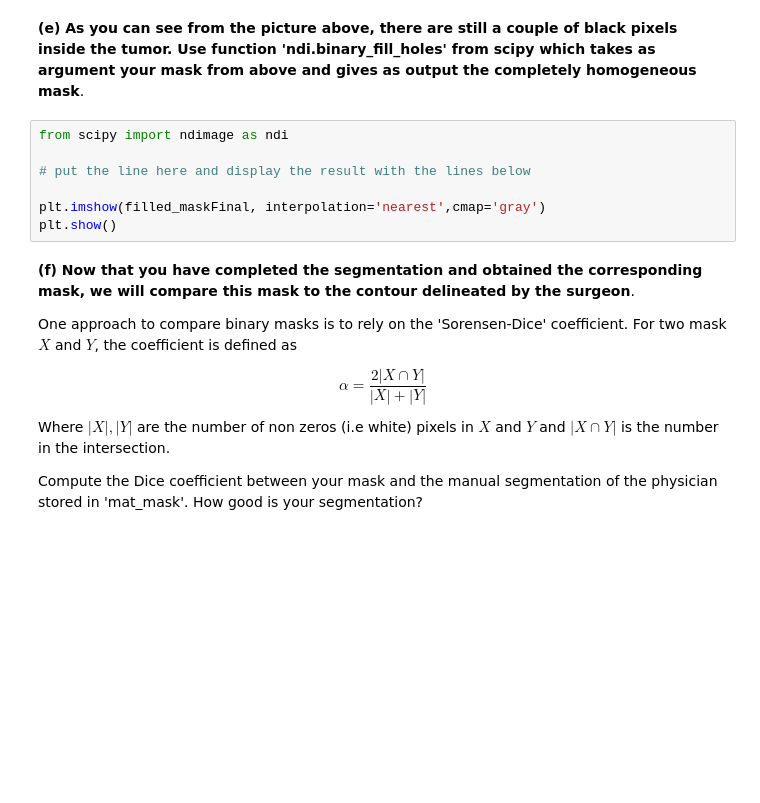
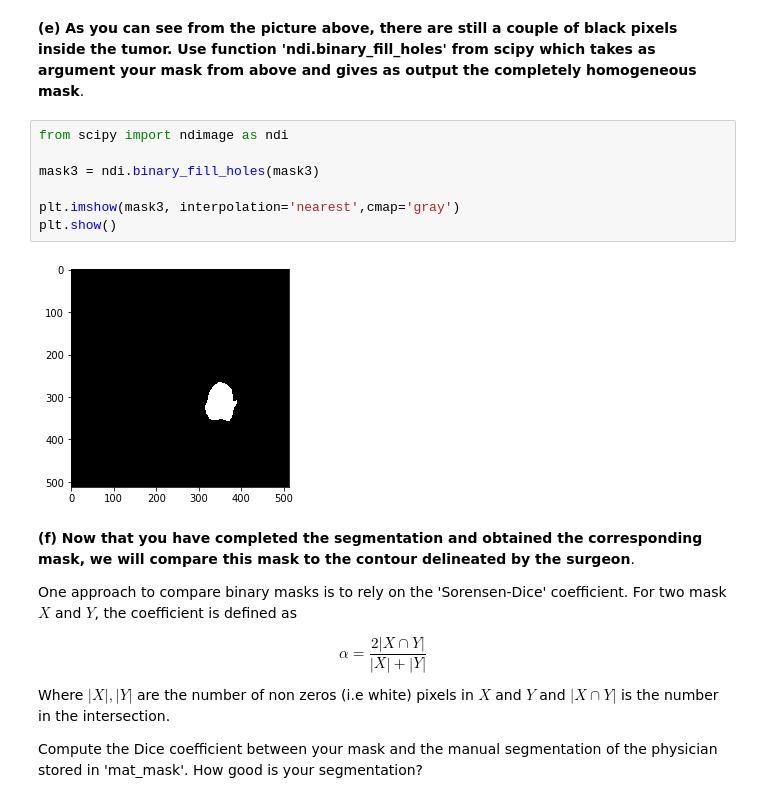
Before and after one commit to WaleedHashmi/Intro-to-Machine-Learning, a Jupyter notebook: Assignements/Assignment - 3/Assignment3 .ipynb, the cells around one changed output. Drawn from its saved outputs; the diff is of its cells as text; blank space fills up the shorter version.

```diff
--- a/Assignements/Assignment - 3/Assignment3 .ipynb
+++ b/Assignements/Assignment - 3/Assignment3 .ipynb
@@ -393,10 +410,12 @@ __(e) As you can see from the picture above, there are still a couple of black p
 # %%
 from scipy import ndimage as ndi
 
-# put the line here and display the result with the lines below
+mask3 = ndi.binary_fill_holes(mask3)
 
-plt.imshow(filled_maskFinal, interpolation='nearest',cmap='gray')
+plt.imshow(mask3, interpolation='nearest',cmap='gray')
 plt.show()
+# %% [output]
+[figure, added]
 # %% [markdown]
 __(f) Now that you have completed the segmentation and obtained the corresponding mask, we will compare this mask to the contour delineated by the surgeon__.
 
```
Also changed, not shown: parts of 8 cells of this notebook, 1 other file.
